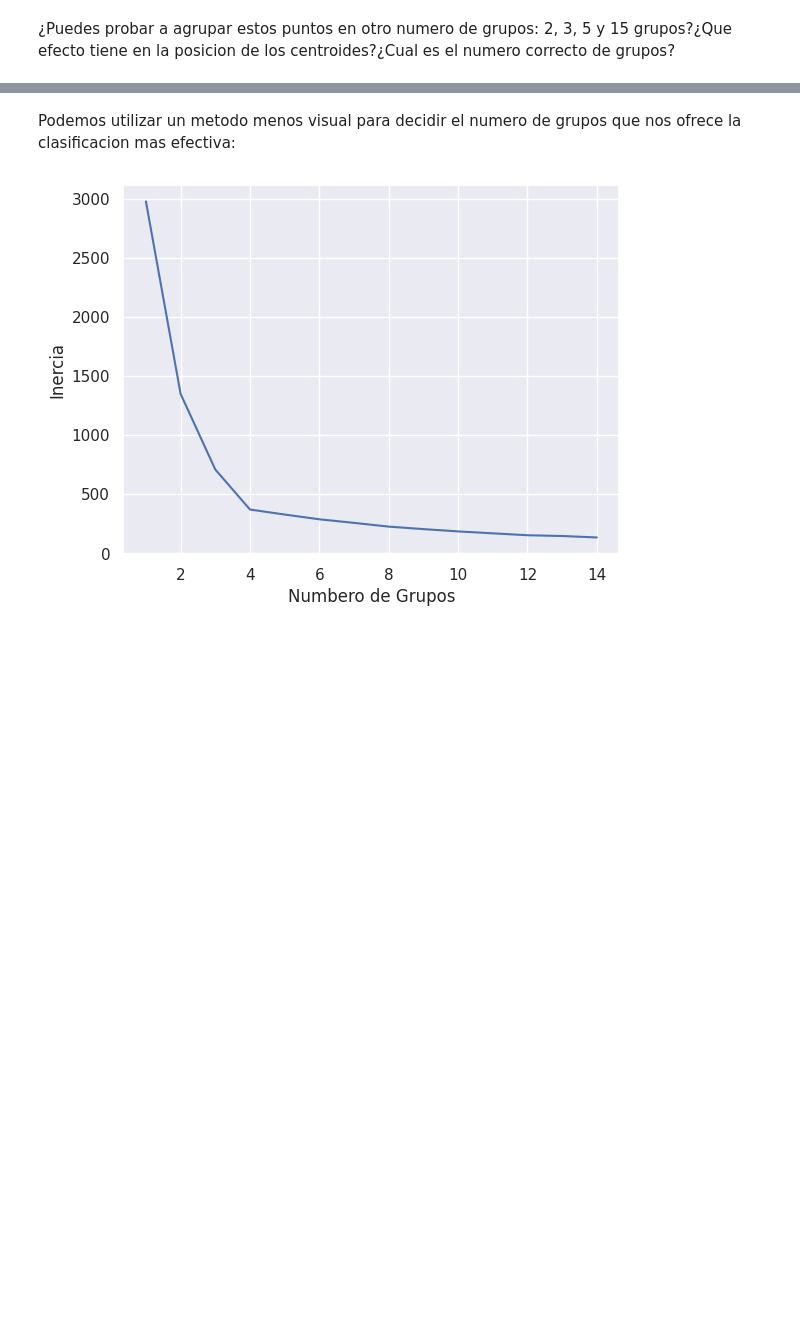
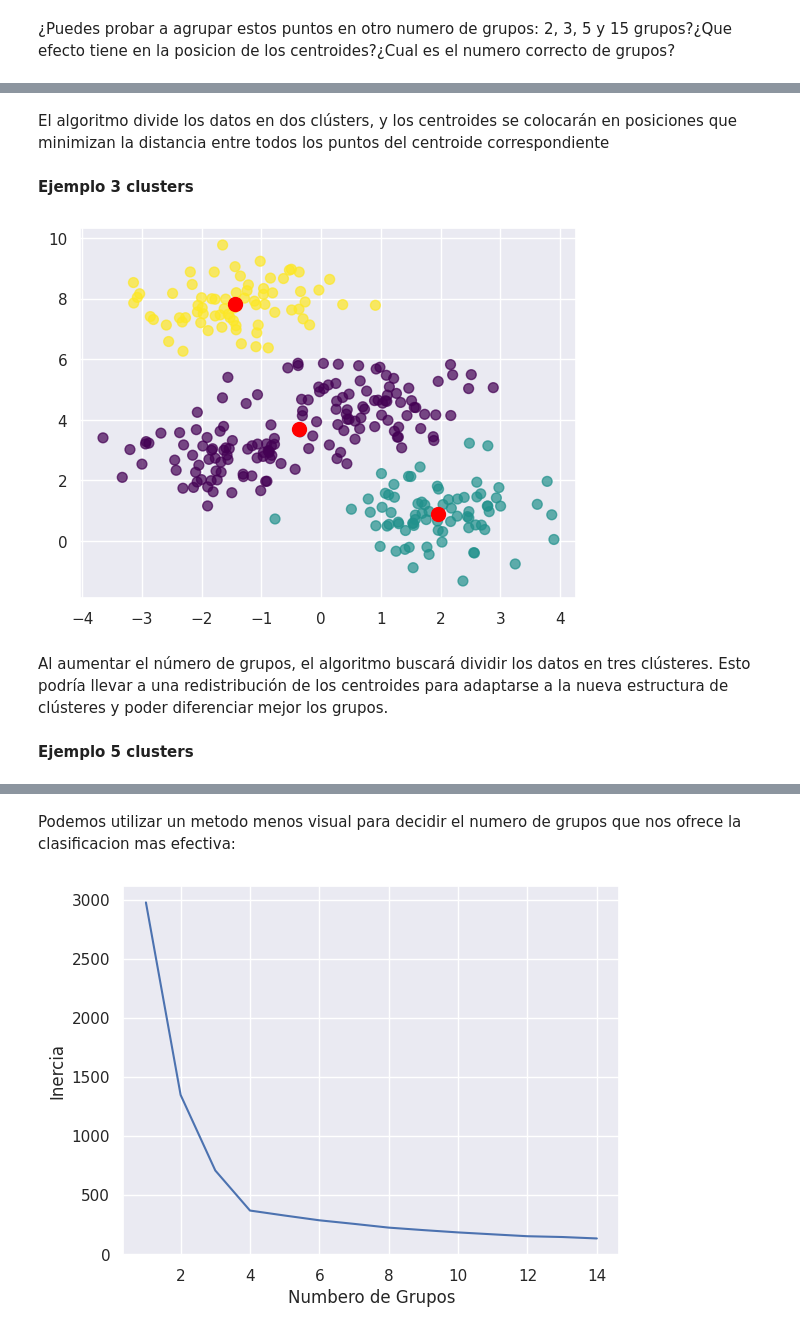
Before and after one commit to Alzaro207/Aprendizaje-no-supervisado, a Jupyter notebook: 221B0184_Aprendizaje_No_Supervisado.ipynb, the cells around one changed output, grey strips where cells are left out. Cells and saved outputs as stored; diff of their text form; code cells hidden in the pictures; blank space fills up the shorter version.

```diff
--- a/221B0184_Aprendizaje_No_Supervisado.ipynb
+++ b/221B0184_Aprendizaje_No_Supervisado.ipynb
@@ -59,0 +72,22 @@ Este es el procedimiento del algoritmo:
+# %% [markdown]
+El algoritmo divide los datos en dos clústers, y los centroides se colocarán
+en posiciones que minimizan la distancia entre todos los puntos del centroide
+correspondiente
+# %% [markdown]
+**Ejemplo 3 clusters**
+# %%
+# https://scikit-learn.org/stable/modules/clustering.html#k-means
+k_medias = KMeans(n_clusters=3, random_state=0)
+k_medias.fit(puntos)
+idx_prediccion = k_medias.predict(puntos)
+
+plt.scatter(x, y, c=idx_prediccion, s=50, alpha=0.7, cmap='viridis')
+
+centroides = k_medias.cluster_centers_
+plt.scatter(centroides[:, 0], centroides[:, 1], c='red', s=100);
+# %% [output]
+[figure, added]
+# %% [markdown]
+Al aumentar el número de grupos, el algoritmo buscará dividir los datos en tres clústeres. Esto podría llevar a una redistribución de los centroides para adaptarse a la nueva estructura de clústeres y poder diferenciar mejor los grupos.
+# %% [markdown]
+**Ejemplo 5 clusters**
```
Also changed, not shown: parts of 23 cells of this notebook.
